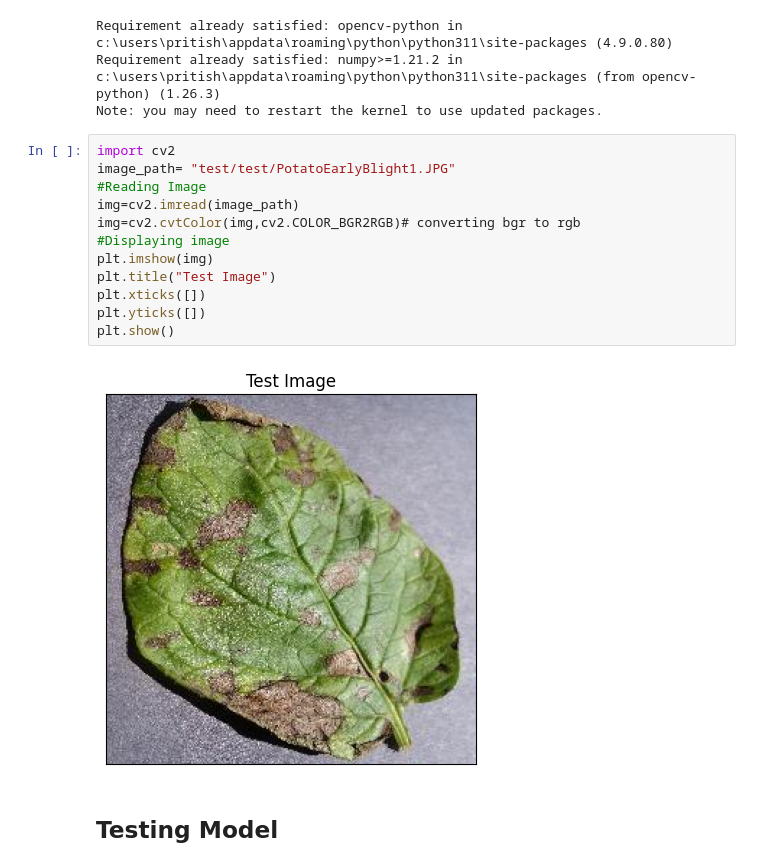
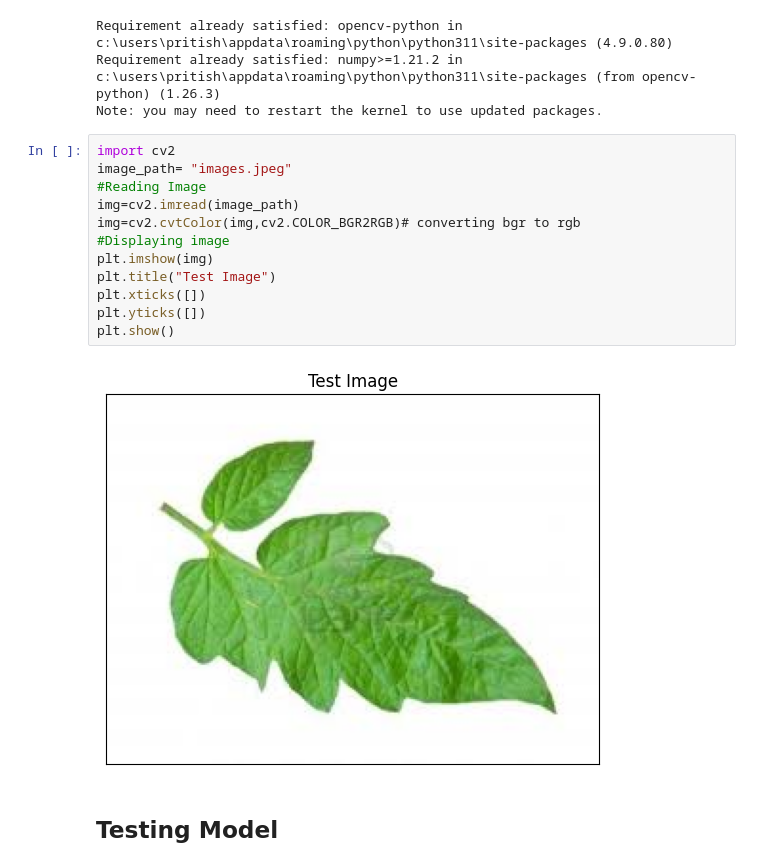
Before and after one commit to PritishDoc/Plant-Disease-Detection-and-Prediction_, a Jupyter notebook: Test_Plant_Disease.ipynb, the cells around one changed output. Drawn from its saved outputs; the diff is of its cells as text.

```diff
--- a/Test_Plant_Disease.ipynb
+++ b/Test_Plant_Disease.ipynb
@@ -42,18 +42,18 @@ Requirement already satisfied: numpy>=1.21.2 in c:\users\pritish\appdata\roaming
 Note: you may need to restart the kernel to use updated packages.
 # %%
 import cv2
-image_path= "test/test/PotatoEarlyBlight1.JPG"
+image_path= "images.jpeg"
 #Reading Image
 img=cv2.imread(image_path)
 img=cv2.cvtColor(img,cv2.COLOR_BGR2RGB)# converting bgr to rgb
 #Displaying image
 plt.imshow(img)
 plt.title("Test Image")
 plt.xticks([])
 plt.yticks([])
 plt.show()
 # %% [output]
-[figure, old version]
+[figure, new version]
 # %% [markdown]
 ## Testing Model
 # %%
```
Also changed, not shown: parts of 4 cells of this notebook, 3 other files.
